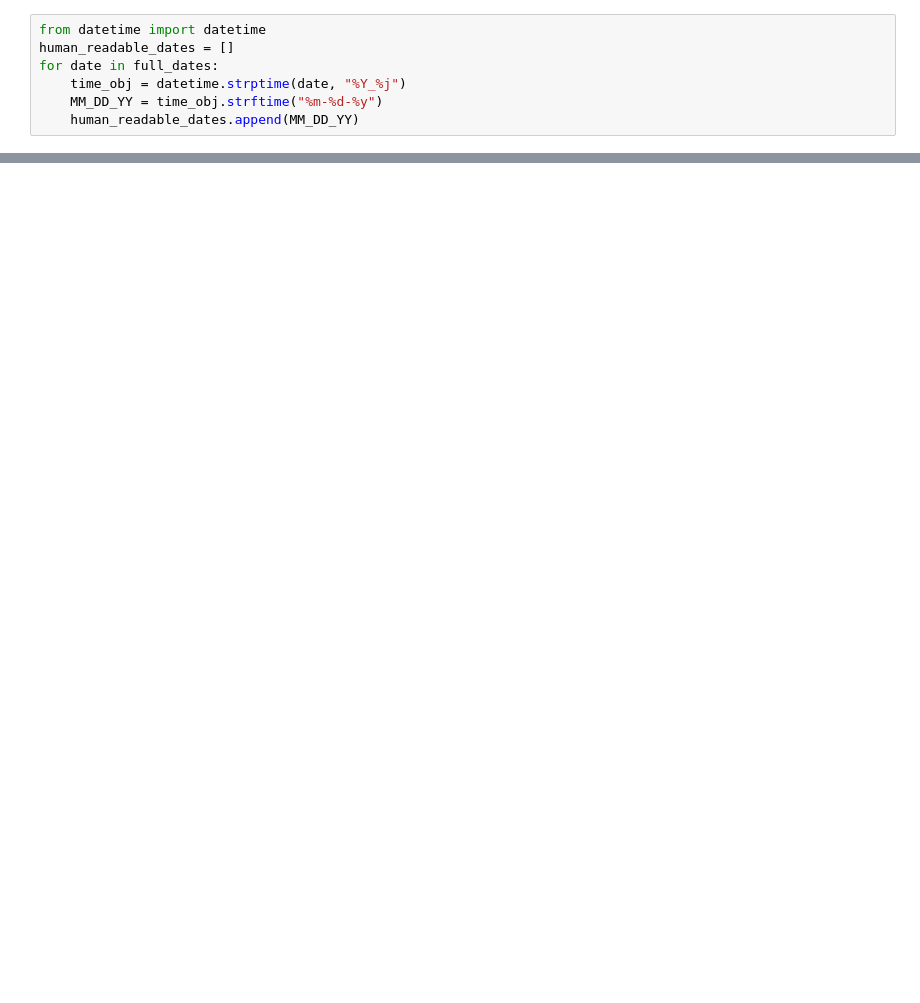
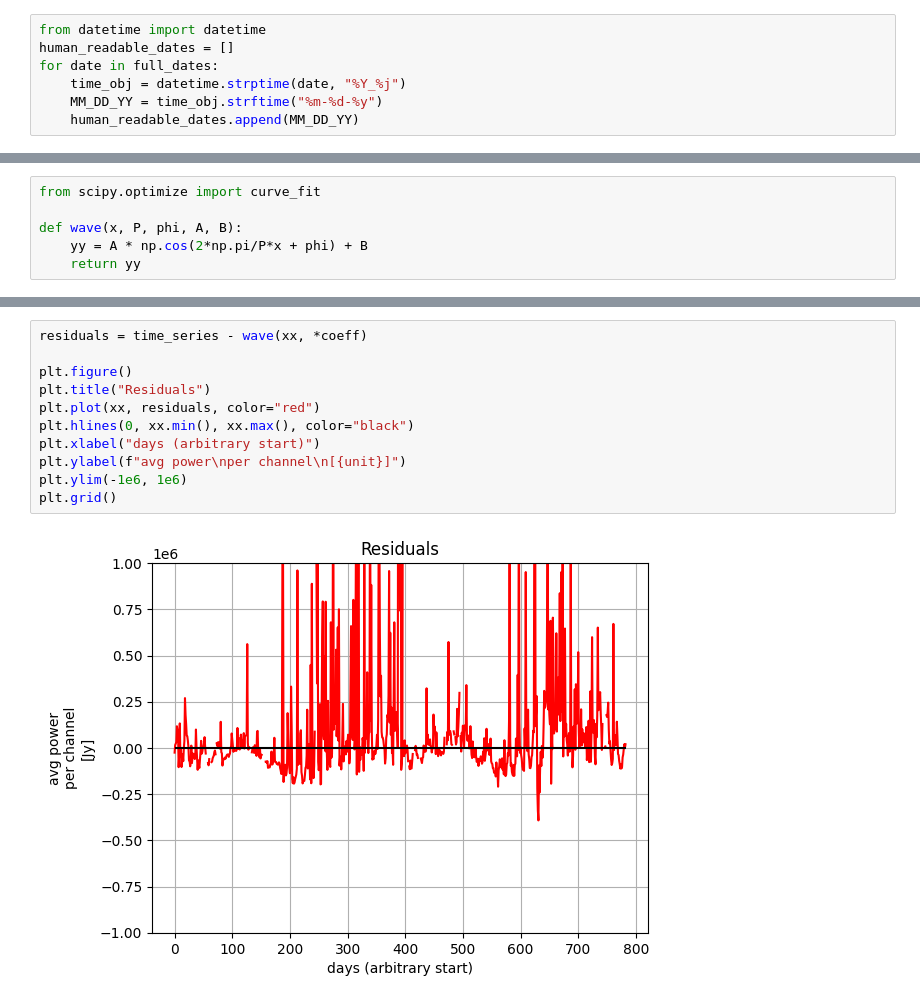
Before and after one commit to dbautista98/chime-reduction, a Jupyter notebook: notebooks/summarize_all_data.ipynb, the cells around one changed output, grey strips where cells are left out. Saved outputs shown, nothing was run; the diff lists cells and outputs as text; blank space fills up the shorter version.

```diff
--- a/notebooks/summarize_all_data.ipynb
+++ b/notebooks/summarize_all_data.ipynb
@@ -127,0 +151,6 @@ plt.show()
+# %%
+from scipy.optimize import curve_fit
+
+def wave(x, P, phi, A, B):
+    yy = A * np.cos(2*np.pi/P*x + phi) + B
+    return yy
@@ -127,0 +215,13 @@ plt.show()
+# %%
+residuals = time_series - wave(xx, *coeff)
+
+plt.figure()
+plt.title("Residuals")
+plt.plot(xx, residuals, color="red")
+plt.hlines(0, xx.min(), xx.max(), color="black")
+plt.xlabel("days (arbitrary start)")
+plt.ylabel(f"avg power\nper channel\n[{unit}]")
+plt.ylim(-1e6, 1e6)
+plt.grid()
+# %% [output]
+[figure, added]
```
Also changed, not shown: parts of 8 cells of this notebook.
